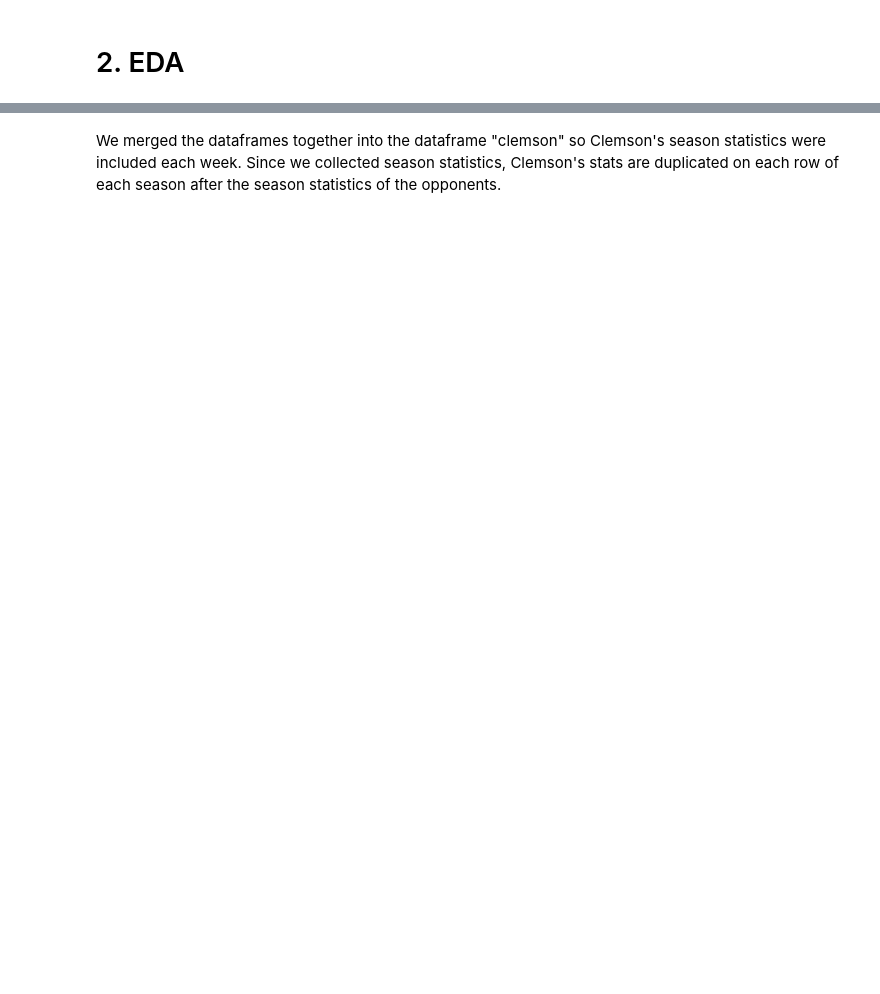
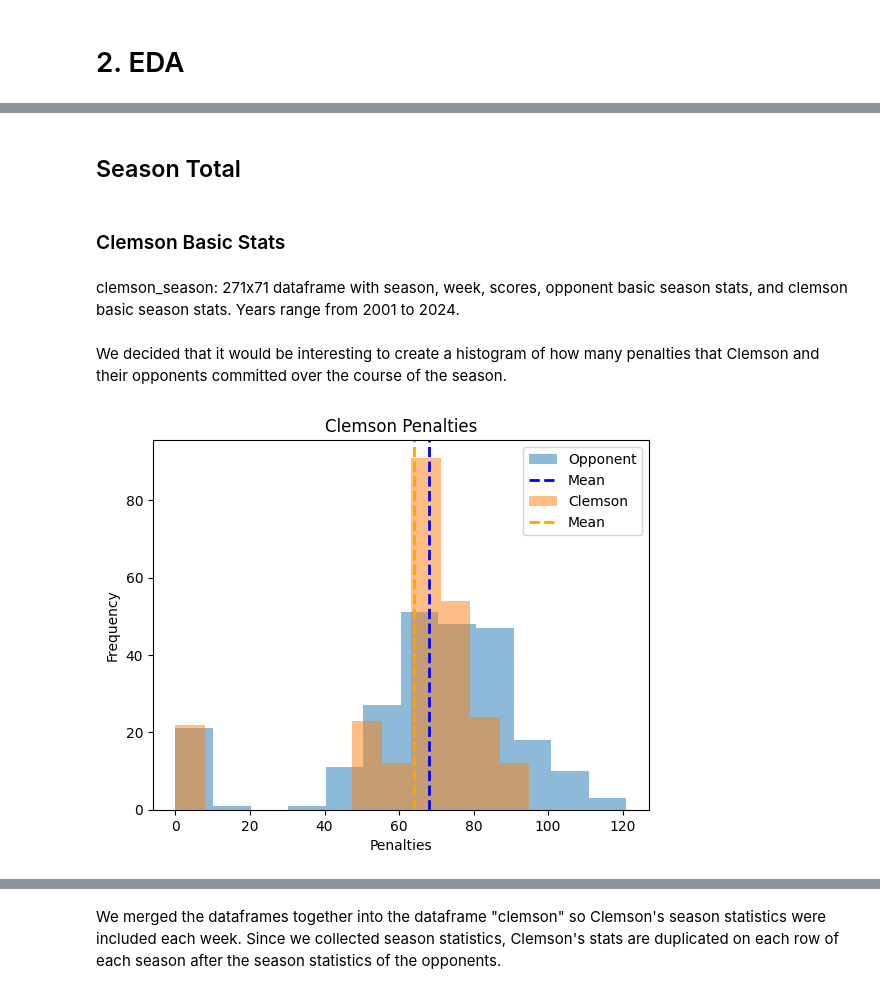
Before and after one commit to rze7ud/DS3001_Final_Project, a Jupyter notebook: Analysis.ipynb, the cells around one changed output, grey strips where cells are left out. Cells and saved outputs as stored; diff of their text form; code cells hidden in the pictures; blank space fills up the shorter version.

```diff
--- a/Analysis.ipynb
+++ b/Analysis.ipynb
@@ -38,0 +46,26 @@ clemson_opp_df = pd.read_csv("/content/DS3001_Final_Project/data/clemson_opp_200
+# %% [markdown]
+## Season Total
+# %% [markdown]
+### Clemson Basic Stats
+# %% [markdown]
+clemson_season: 271x71 dataframe with season, week, scores, opponent basic season stats, and clemson basic season stats. Years range from 2001 to 2024.
+# %%
+clemson_season = pd.read_csv("/content/DS3001_Final_Project/data/clemson_2001_2024.csv")
+
+clemson_season.info()
+# %% [markdown]
+We decided that it would be interesting to create a histogram of how many penalties that Clemson and their opponents committed over the course of the season.
+# %%
+plt.hist(clemson_season['opp_penalties'], alpha=0.5, label='Opponent', bins=12)
+opp_mean = np.mean(clemson_season['opp_penalties'])
+plt.axvline(opp_mean, color='blue', linestyle='dashed', linewidth=2, label='Mean')
+plt.hist(clemson_season['penalties'], alpha=0.5, label='Clemson', bins=12)
+mean = np.mean(clemson_season['penalties'])
+plt.axvline(mean, color='orange', linestyle='dashed', linewidth=2, label='Mean')
+plt.legend(loc='upper right')
+plt.title('Clemson Penalties')
+plt.xlabel('Penalties')
+plt.ylabel('Frequency')
+plt.show()
+# %% [output]
+[figure, added]
```
Also changed, not shown: parts of 51 cells of this notebook.
